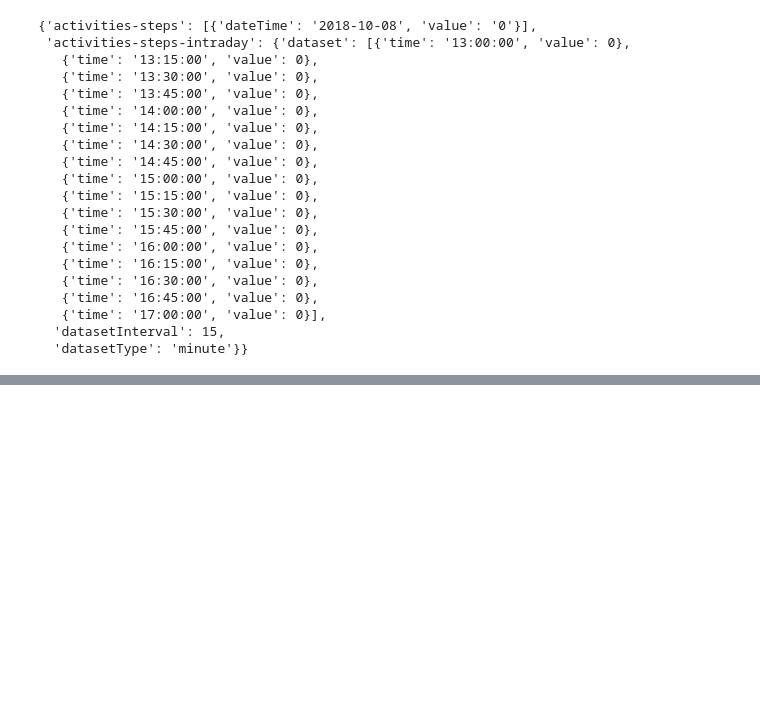
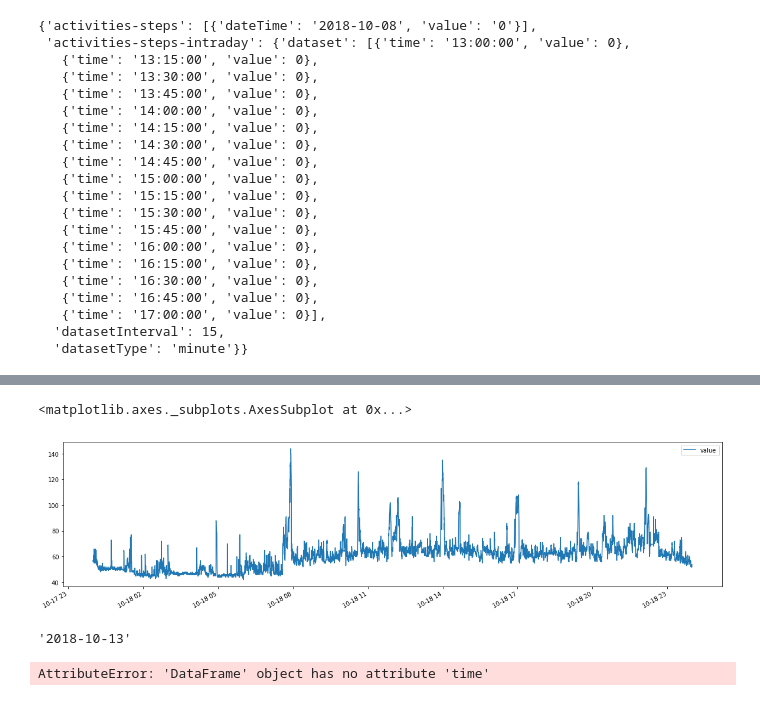
Before and after one commit to Tomoya-K-0504/health, a Jupyter notebook: healthack/notebooks/tinkering_with_fitbit_api.ipynb, the cells around one changed output, grey strips where cells are left out. Cells and saved outputs as stored; diff of their text form; code cells hidden in the pictures; blank space fills up the shorter version.

```diff
--- a/healthack/notebooks/tinkering_with_fitbit_api.ipynb
+++ b/healthack/notebooks/tinkering_with_fitbit_api.ipynb
@@ -79,7 +75,8 @@ authd_client.intraday_time_series('activities/steps', base_date="2018-10-08", de
   'datasetType': 'minute'}}
 # %%
 # 取得したい日付
-DATE = "2018-10-08"
+import datatime
+DATE = ["2018-10-18"]
 
 # ID等の設定
 authd_client = fitbit.Fitbit(CLIENT_ID, CLIENT_SECRET
@@ -87,5 +84,5 @@ authd_client = fitbit.Fitbit(CLIENT_ID, CLIENT_SECRET
 # 心拍数を取得（1秒単位）
 data_sec = authd_client.intraday_time_series('activities/heart', DATE, detail_level='1sec') #'1sec', '1min', or '15min'
 heart_sec = data_sec["activities-heart-intraday"]["dataset"]
-heart_sec[:10]
+heart_sec
 # %% [output]
@@ -92,0 +106,4 @@ heart_sec[:10]
+# %%
+import pandas as pd
+hr_df = pd.DataFrame.from_dict(heart_sec)
+hr_df.head()
@@ -92,0 +117,3 @@ heart_sec[:10]
+# %%
+hr_df.index = pd.to_datetime([DATE + " " + t for t in hr_df.time])
+hr_df.head()
@@ -92,0 +127,11 @@ heart_sec[:10]
+# %%
+hr_df.plot(y="value", figsize=(20,5))
+# %% [output]
+<matplotlib.axes._subplots.AxesSubplot at 0x...>
+[figure, added]
+# %%
+import datetime
+a_week_ago = datetime.date.today() - datetime.timedelta(weeks=1)
+datetime.datetime.strftime(a_week_ago, "%Y-%m-%d")
+# %% [output]
+'2018-10-13'
@@ -92,0 +152,9 @@ heart_sec[:10]
+# %%
+date = "2018-10-09"
+data_sec = authd_client.intraday_time_series('activities/heart', date, detail_level='1sec') #'1sec', '1min', or '15min'
+heart_sec = data_sec["activities-heart-intraday"]["dataset"]
+hr_df = pd.DataFrame.from_dict(heart_sec)
+hr_df.index = pd.to_datetime([date + " " + t for t in hr_df.time])
+hr_df.to_csv(f"hr_{date}.csv")
+# %% [output]
+AttributeError: 'DataFrame' object has no attribute 'time'
```
Also changed, not shown: parts of 6 cells of this notebook, 29 other files.
